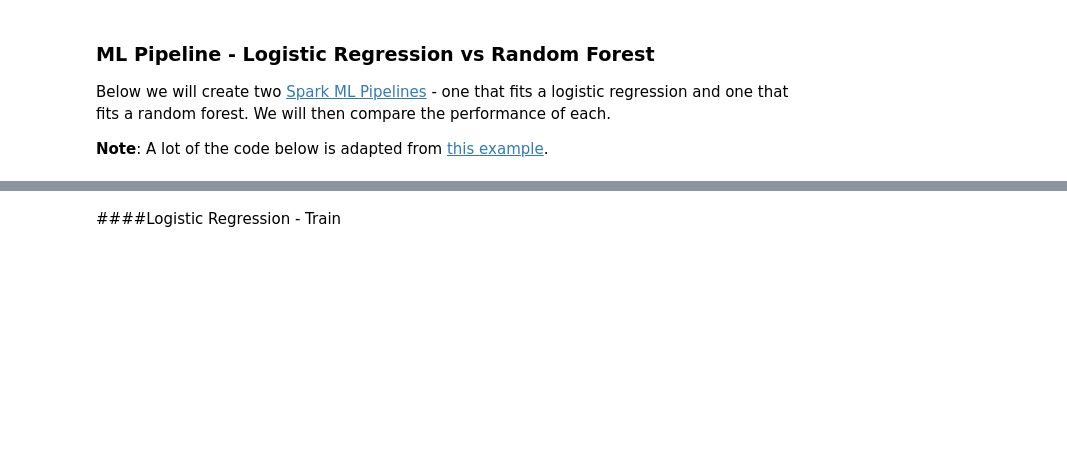
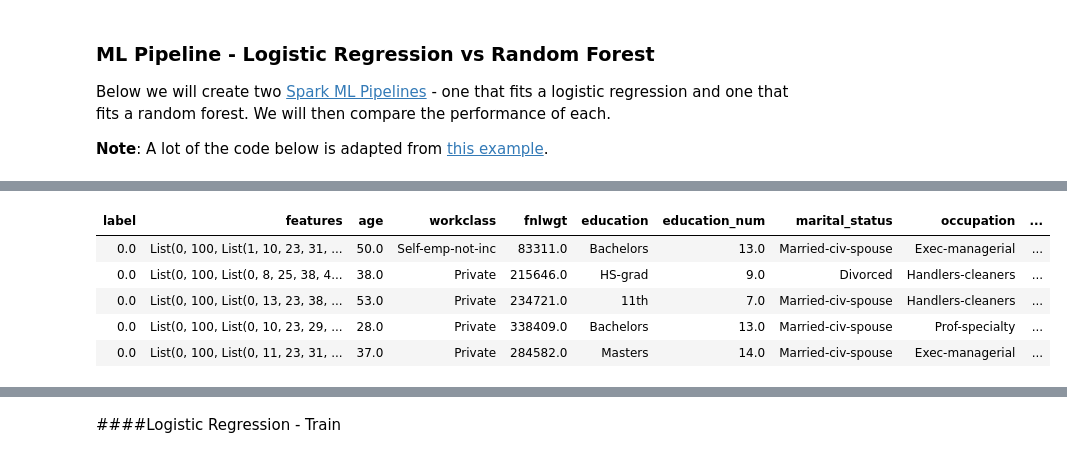
Before and after one commit to scottpenn/spark, a Jupyter notebook: Spark DF, SQL, ML Exercise.ipynb, the cells around one changed output, grey strips where cells are left out. Cells and saved outputs as stored; diff of their text form; code cells hidden in the pictures; blank space fills up the shorter version.

```diff
--- a/Spark DF, SQL, ML Exercise.ipynb
+++ b/Spark DF, SQL, ML Exercise.ipynb
@@ -361,5 +364,5 @@ dataset = pipelineModel.transform(df_adult)
 # Keep relevant columns
 selectedcols = ["label", "features"] + cols
 dataset = dataset.select(selectedcols)
-display(dataset)
+display(dataset.take(5))
 # %% [output]
@@ -367,3 +369,9 @@ display(dataset)
+| label | features | age | workclass | fnlwgt | education | education_num | marital_status | occupation | ... |
+| 0.0 | List(0, 100, List(1, 10, 23, 31, ... | 50.0 | Self-emp-not-inc | 83311.0 | Bachelors | 13.0 | Married-civ-spouse | Exec-managerial | ... |
+| 0.0 | List(0, 100, List(0, 8, 25, 38, 4... | 38.0 | Private | 215646.0 | HS-grad | 9.0 | Divorced | Handlers-cleaners | ... |
+| 0.0 | List(0, 100, List(0, 13, 23, 38, ... | 53.0 | Private | 234721.0 | 11th | 7.0 | Married-civ-spouse | Handlers-cleaners | ... |
+| 0.0 | List(0, 100, List(0, 10, 23, 29, ... | 28.0 | Private | 338409.0 | Bachelors | 13.0 | Married-civ-spouse | Prof-specialty | ... |
+| 0.0 | List(0, 100, List(0, 11, 23, 31, ... | 37.0 | Private | 284582.0 | Masters | 14.0 | Married-civ-spouse | Exec-managerial | ... |
 # %%
 ### Randomly split data into training and test sets. set seed for reproducibility
 (trainingData, testData) = dataset.randomSplit([0.7, 0.3], seed=100)
```
Also changed, not shown: parts of 14 cells of this notebook, 1 other file.
